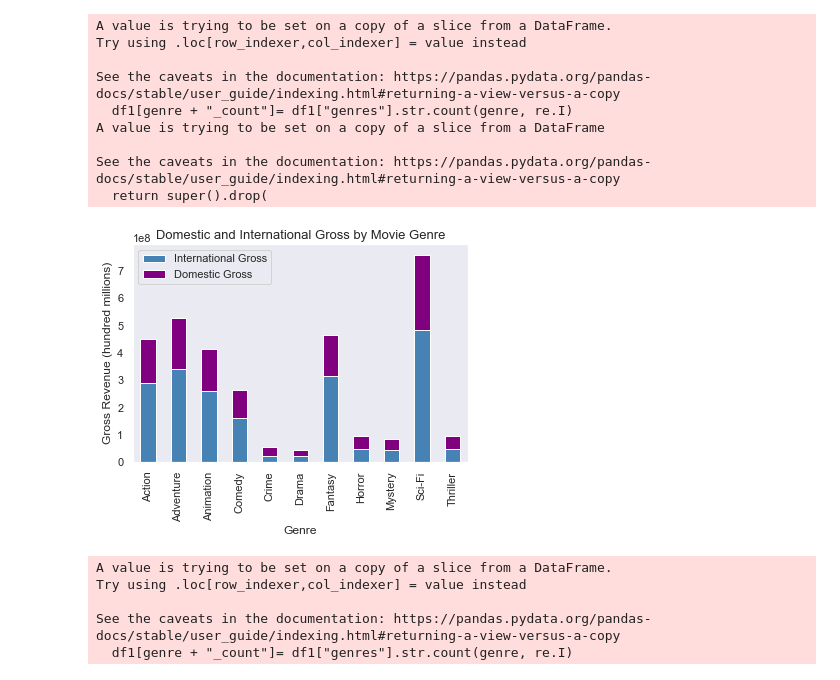
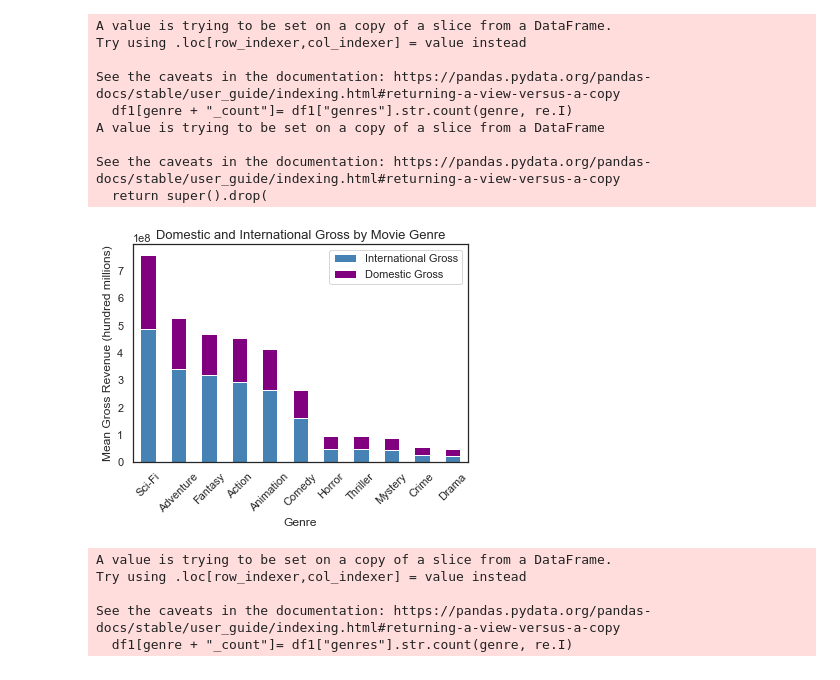
Before and after one commit to timiadejumo/phase1_group_project, a Jupyter notebook: br_workbook_v2.ipynb, the cells around one changed output. Drawn from its saved outputs; the diff is of its cells as text; code cells hidden in the pictures.

```diff
--- a/br_workbook_v2.ipynb
+++ b/br_workbook_v2.ipynb
@@ -162,27 +162,36 @@ A value is trying to be set on a copy of a slice from a DataFrame
 
 See the caveats in the documentation: https://pandas.pydata.org/pandas-docs/stable/user_guide/indexing.html#returning-a-view-versus-a-copy
   return super().drop(
+# %%
+# Sort df by sum of gross revenue
+df['total_gross'] = df['International Gross'] + df['Domestic Gross']
+df_sort = df.sort_values('total_gross', ascending=False, ignore_index=True)
+df_sort.drop(columns=['total_gross'], inplace=True)
+df = df_sort
 # %%
 #set seaborn plotting aesthetics
-sns.set(style='dark')
+sns.set(style='white')
 
 #create stacked bar chart
 df.set_index('Genre').plot(kind='bar', stacked=True, color=['steelblue', 'purple'])
 
 #add overall title
 plt.title('Domestic and International Gross by Movie Genre', fontsize=13)
 
 #add axis titles
 plt.xlabel('Genre')
-plt.ylabel('Gross Revenue (hundred millions)')
+plt.ylabel('Mean Gross Revenue (hundred millions)')
 
 #remove scientific notation
 plt.ticklabel_format(style='scientific', axis='y')
+#plt.yticks(ax.get_yticks()//1000000)
 
 #rotate x-axis labels
-plt.xticks(rotation=90);
+plt.xticks(rotation=45);
+
+plt.savefig("./images/gross_rev_genre.png", dpi=150)
 # %% [output]
-[figure, old version]
+[figure, new version]
 # %%
 pop_genre = []
 for i in genres:
```
Also changed, not shown: parts of 4 cells of this notebook, 5 other files.
